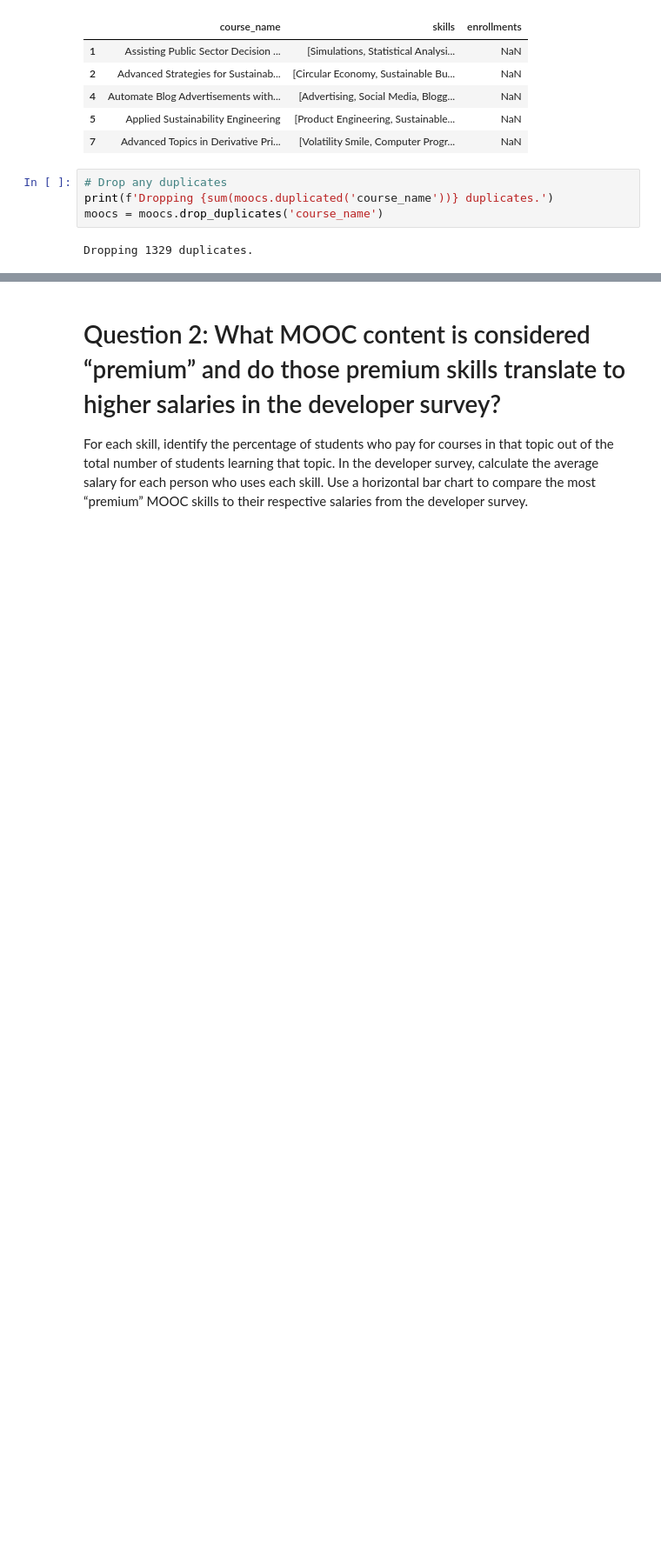
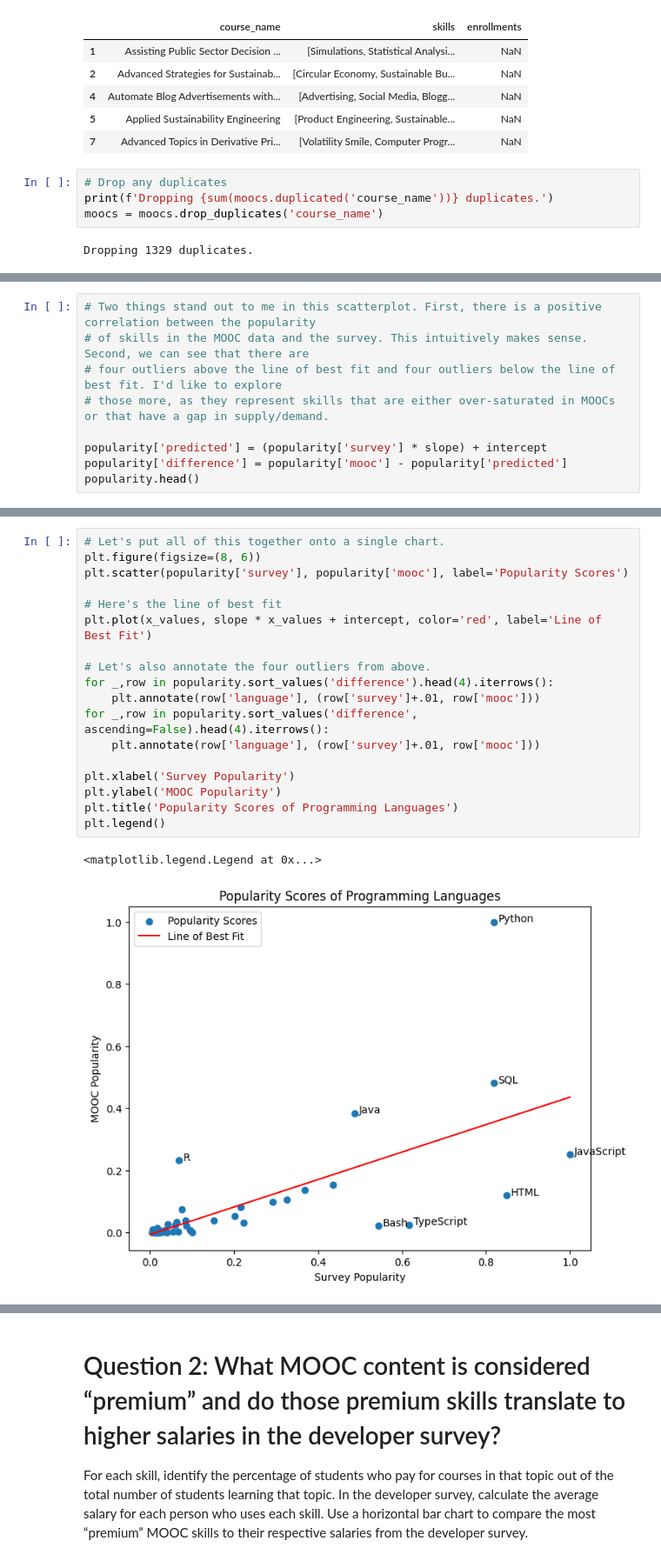
Before and after one commit to minimartzz/online-learning-so-mooc, a Jupyter notebook: skills_analysis.ipynb, the cells around one changed output, grey strips where cells are left out. Shown at 87% size. Drawn from its saved outputs; the diff is of its cells as text; blank space fills up the shorter version.

```diff
--- a/skills_analysis.ipynb
+++ b/skills_analysis.ipynb
@@ -223,0 +569,9 @@ Many of the columns in the MOOC and survey datasets are not relevant to analyzin
+# %%
+# Two things stand out to me in this scatterplot. First, there is a positive correlation between the popularity
+# of skills in the MOOC data and the survey. This intuitively makes sense. Second, we can see that there are
+# four outliers above the line of best fit and four outliers below the line of best fit. I'd like to explore
+# those more, as they represent skills that are either over-saturated in MOOCs or that have a gap in supply/demand.
+
+popularity['predicted'] = (popularity['survey'] * slope) + intercept
+popularity['difference'] = popularity['mooc'] - popularity['predicted']
+popularity.head()
@@ -223,0 +607,21 @@ Many of the columns in the MOOC and survey datasets are not relevant to analyzin
+# %%
+# Let's put all of this together onto a single chart.
+plt.figure(figsize=(8, 6))
+plt.scatter(popularity['survey'], popularity['mooc'], label='Popularity Scores')
+
+# Here's the line of best fit
+plt.plot(x_values, slope * x_values + intercept, color='red', label='Line of Best Fit')
+
+# Let's also annotate the four outliers from above.
+for _,row in popularity.sort_values('difference').head(4).iterrows():
+    plt.annotate(row['language'], (row['survey']+.01, row['mooc']))
+for _,row in popularity.sort_values('difference', ascending=False).head(4).iterrows():
+    plt.annotate(row['language'], (row['survey']+.01, row['mooc']))
+
+plt.xlabel('Survey Popularity')
+plt.ylabel('MOOC Popularity')
+plt.title('Popularity Scores of Programming Languages')
+plt.legend()
+# %% [output]
+<matplotlib.legend.Legend at 0x...>
+[figure, added]
```
Also changed, not shown: parts of 29 cells of this notebook.
